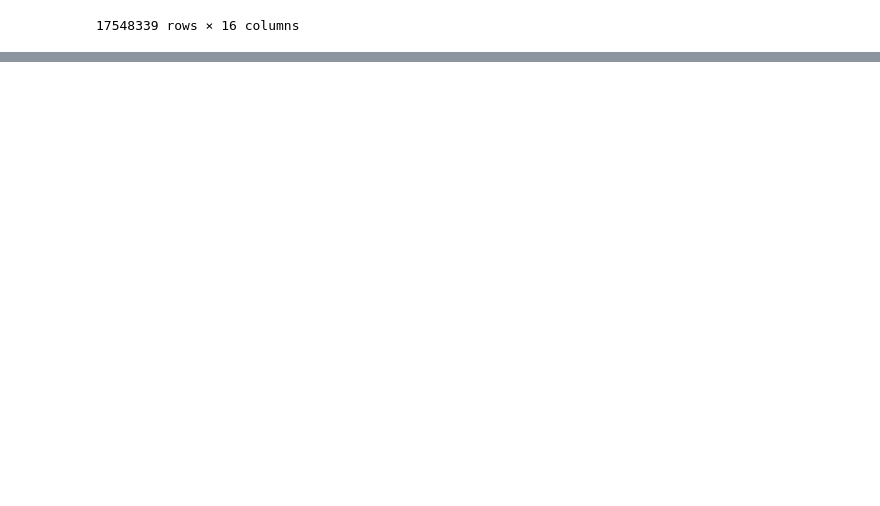
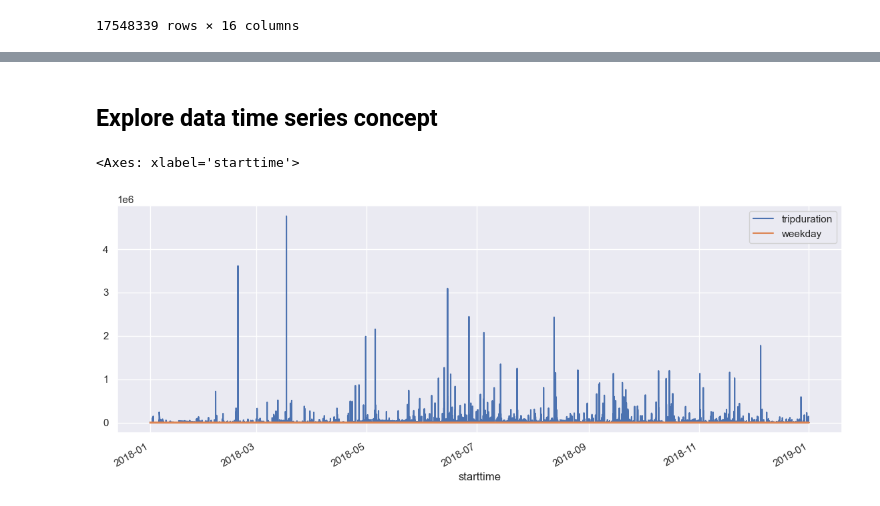
Before and after one commit to katrinemariepedersen/Business_analytics_project, a Jupyter notebook: Load_of_dat.ipynb, the cells around one changed output, grey strips where cells are left out. Saved outputs shown, nothing was run; the diff lists cells and outputs as text; code cells hidden in the pictures; blank space fills up the shorter version.

Commit message:
Begin data explore

```diff
--- a/Load_of_dat.ipynb
+++ b/Load_of_dat.ipynb
@@ -322,3 +338,5 @@ df_merged
 | 17548337 | 2758 | 2018-12-31 23:58:29.212 | 2019-01-01 00:44:27.517 | 3320.0 | 40.794067 | -73.962868 | ... |
 | 17548338 | 2459 | 2018-12-31 23:59:51.085 | 2019-01-01 00:40:50.880 | 128.0 | 40.727103 | -74.002971 | ... |
 17548339 rows × 16 columns
+# %%
+cluster_16_df = df_merged[df_merged['cluster'] == 16]
@@ -324,0 +359,9 @@ df_merged
+# %% [markdown]
+## Explore data time series concept
+# %%
+# cluster 16
+
+cluster_16_df[['tripduration','weekday','is_weekend']].plot(figsize=(14,5))
+# %% [output]
+<Axes: xlabel='starttime'>
+[figure, added]
```
Also changed, not shown: parts of 9 cells of this notebook.
